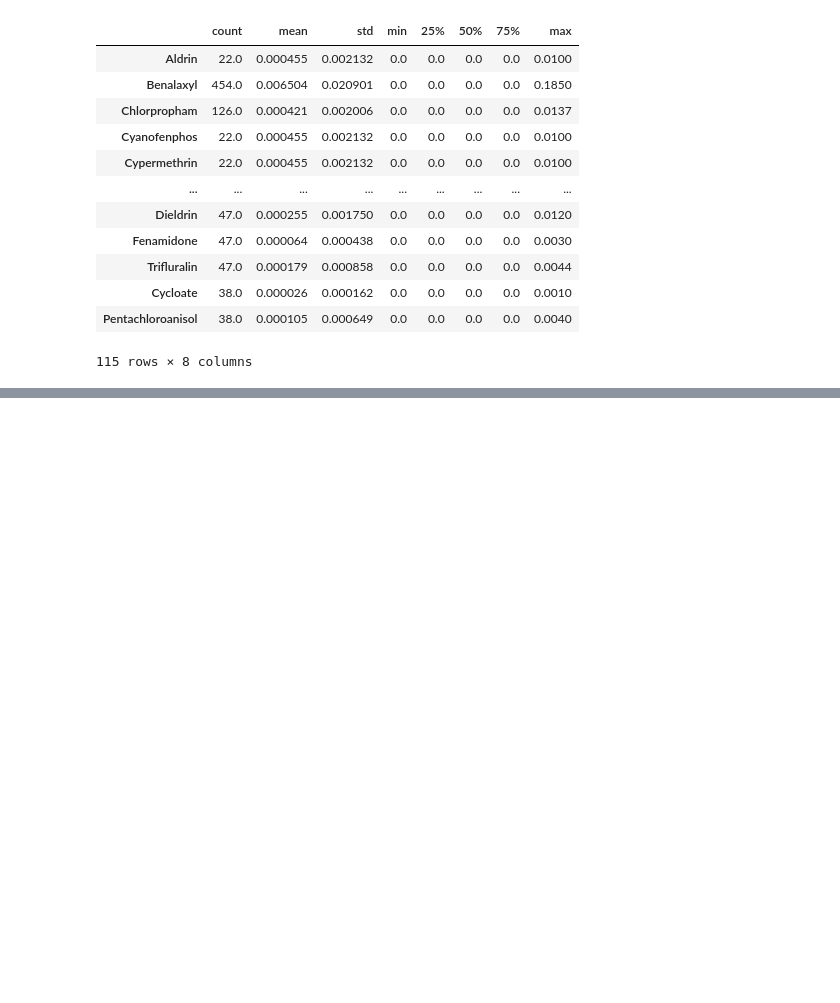
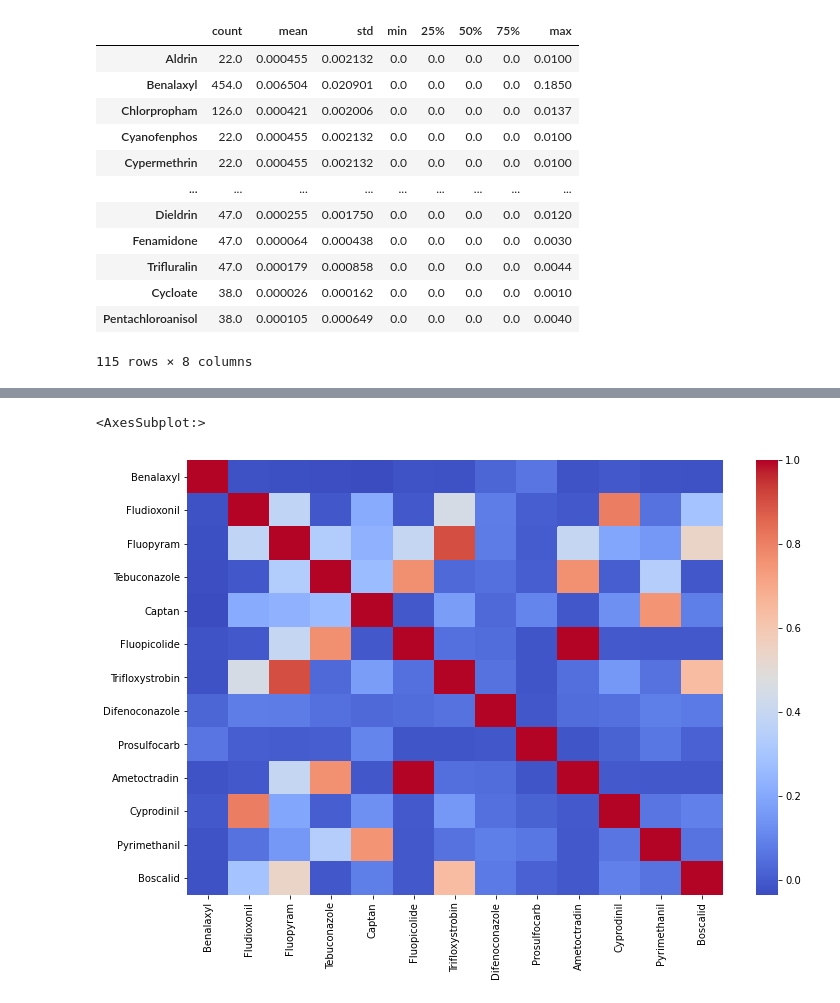
Before and after one commit to Nooreyni/Beeodiversity, a Jupyter notebook: pesticides.ipynb, the cells around one changed output, grey strips where cells are left out. Saved outputs shown, nothing was run; the diff lists cells and outputs as text; code cells hidden in the pictures; blank space fills up the shorter version.

```diff
--- a/pesticides.ipynb
+++ b/pesticides.ipynb
@@ -113,3 +128,11 @@ pt.describe().T
 | Cycloate | 38.0 | 0.000026 | 0.000162 | 0.0 | 0.0 | 0.0 | 0.0 | 0.0010 |
 | Pentachloroanisol | 38.0 | 0.000105 | 0.000649 | 0.0 | 0.0 | 0.0 | 0.0 | 0.0040 |
 115 rows × 8 columns
+# %%
+most_seen = []
+for i in pt.columns:
+    if pt[i].isna().sum() <= 250:
+        most_seen.append(i)
+# %%
+most_seen.remove('REF....SUBSTANCE')
+most_seen.remove('PERIOD')
@@ -116,3 +143,5 @@ pt.describe().T
 # %%
 # filling nan values by 0 as precised in the docs, 0 means not detected
 pt.fillna(0, inplace=True)
+# %%
+mostly = pt[most_seen]
@@ -118,0 +157,7 @@ pt.fillna(0, inplace=True)
+# %%
+# heatmap to check correlation between these values
+plt.figure(figsize=(12,8))
+sns.heatmap(mostly.corr(), cmap='coolwarm')
+# %% [output]
+<AxesSubplot:>
+[figure, added]
```
Also changed, not shown: parts of 22 cells of this notebook.
